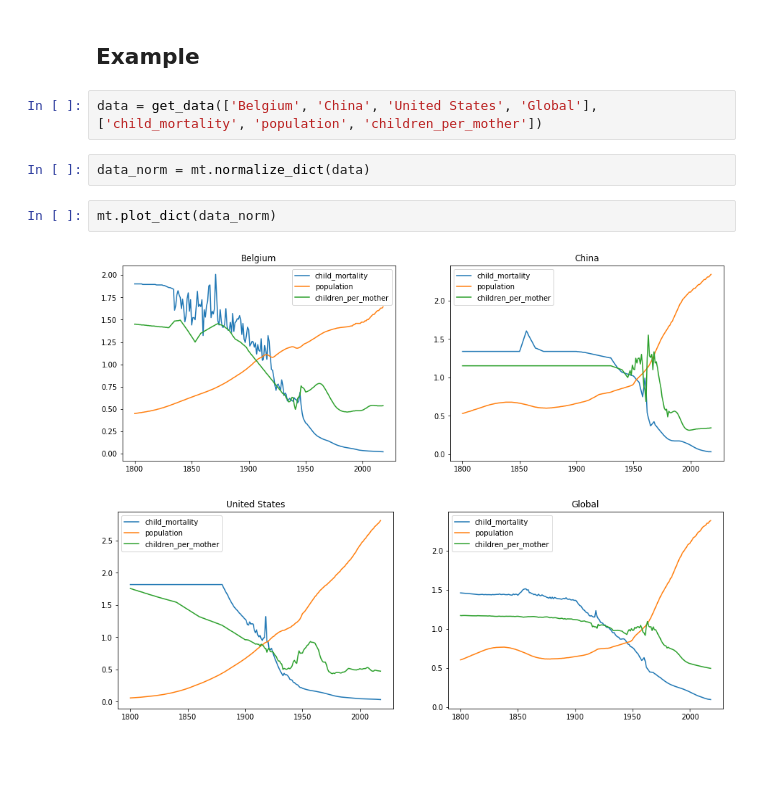
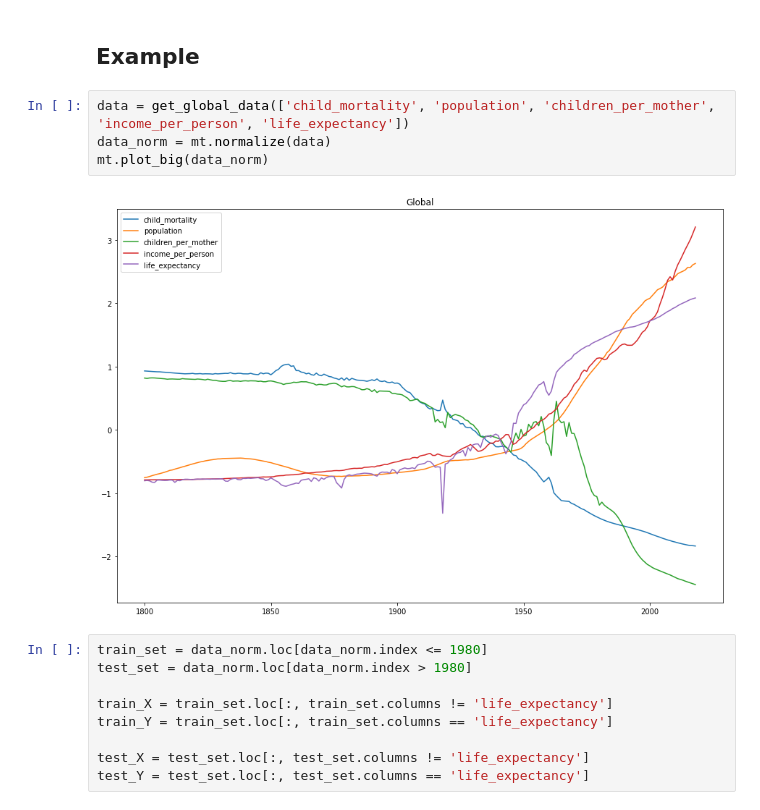
Before and after one commit to simon-verheyen/Portfolio, a Jupyter notebook: gapminder-project/attempt.ipynb, the cells around one changed output. Cells and saved outputs as stored; diff of their text form; blank space fills up the shorter version.

```diff
--- a/gapminder-project/attempt.ipynb
+++ b/gapminder-project/attempt.ipynb
@@ -49,12 +51,18 @@ These are the exact attribute names that the get_data() functions accept.
         hdi
 # %% [markdown]
 ## Example
-# %%
-data = get_data(['Belgium', 'China', 'United States', 'Global'],['child_mortality', 'population', 'children_per_mother'])
-# %%
-data_norm = mt.normalize_dict(data)
-# %%
-mt.plot_dict(data_norm)
-# %% [output]
-[figure, removed]
-[figure, removed]
+# %%
+data = get_global_data(['child_mortality', 'population', 'children_per_mother', 'income_per_person', 'life_expectancy'])
+data_norm = mt.normalize(data)
+mt.plot_big(data_norm)
+# %% [output]
+[figure, added]
+# %%
+train_set = data_norm.loc[data_norm.index <= 1980]
+test_set = data_norm.loc[data_norm.index > 1980]
+
+train_X = train_set.loc[:, train_set.columns != 'life_expectancy']
+train_Y = train_set.loc[:, train_set.columns == 'life_expectancy']
+
+test_X = test_set.loc[:, test_set.columns != 'life_expectancy']
+test_Y = test_set.loc[:, test_set.columns == 'life_expectancy']
```
Also changed, not shown: parts of 3 cells of this notebook, 3 other files.
